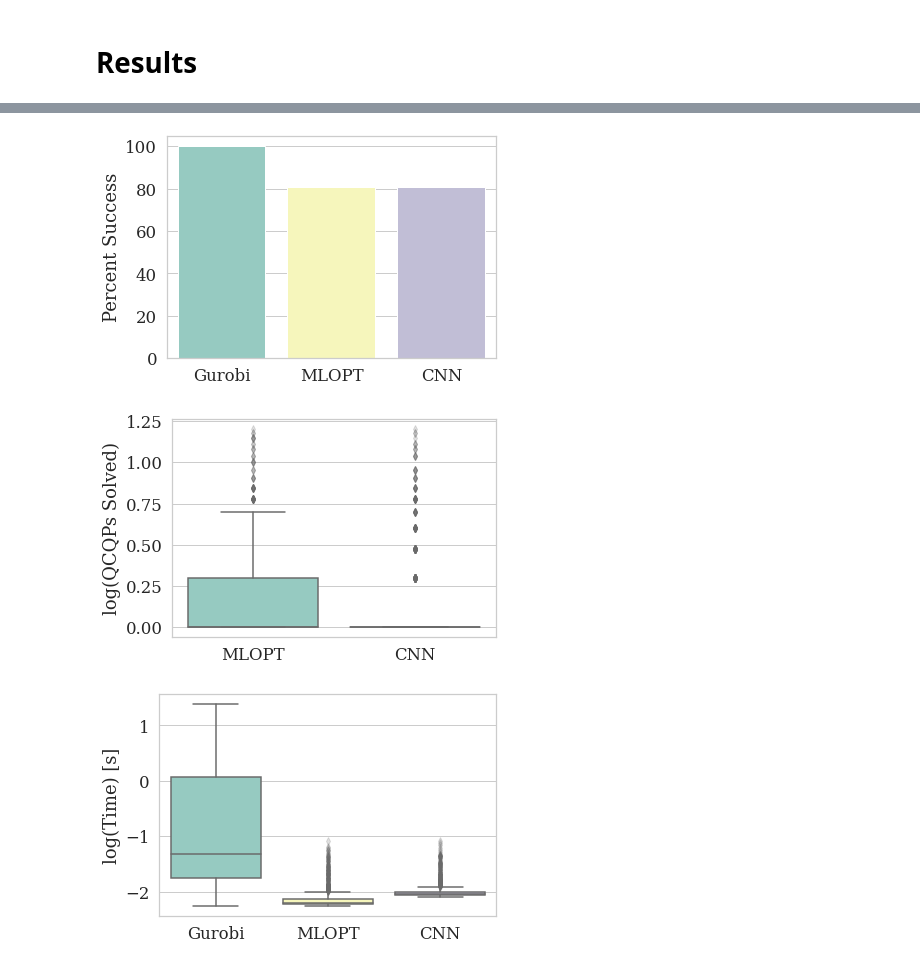
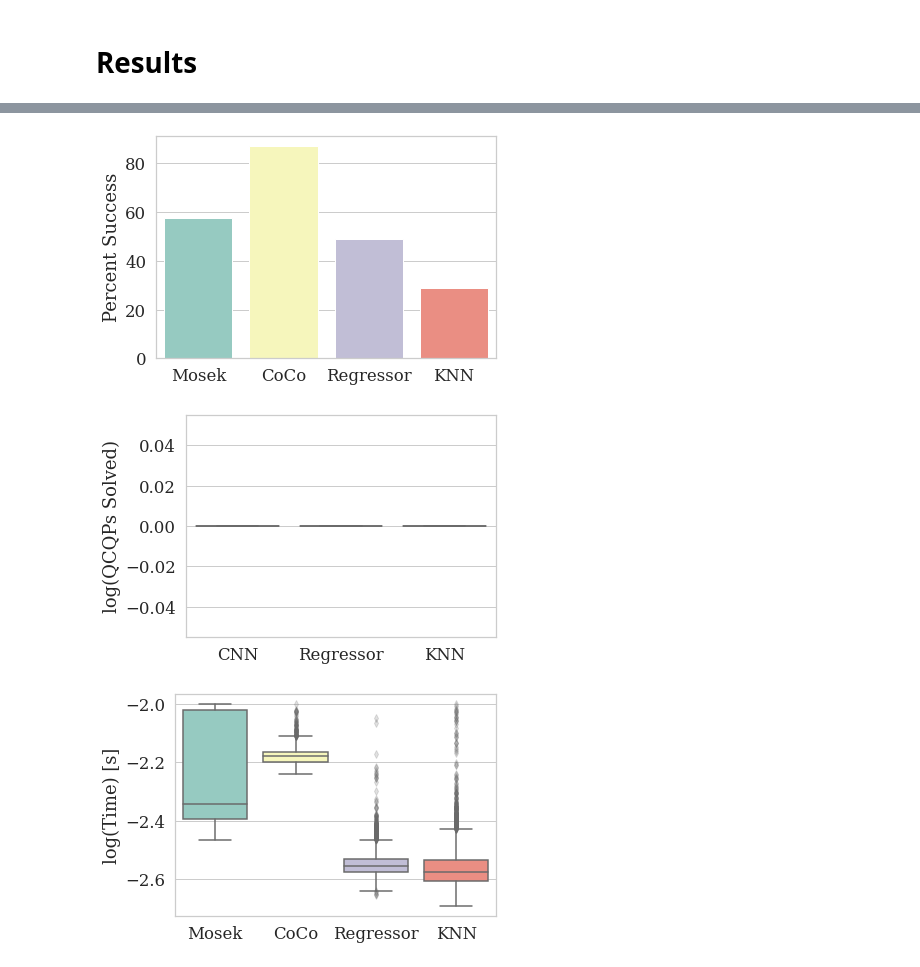
Before and after one commit to StanfordASL/CoCo, a Jupyter notebook: free_flyer_dev.ipynb, the cells around one changed output, grey strips where cells are left out. Cells and saved outputs as stored; diff of their text form; code cells hidden in the pictures.

```diff
--- a/free_flyer_dev.ipynb
+++ b/free_flyer_dev.ipynb
@@ -335,6 +346,8 @@ total_time_ip = []
 num_solves_ip = []
 
 for ii in range(n_test):
+    if ii % 10 == 0:
+        print(ii)
     if ii % 1000 == 0:
         print('{} / {}'.format(ii,n_test))
     prob_params = {}
@@ -342,7 +355,7 @@ for ii in range(n_test):
         prob_params[k] = p_test[k][ii]
 
     try:
-        prob_success, cost, total_time, n_evals, optvals = mlopt_cnn.forward(prob_params)
+        prob_success, cost, total_time, n_evals, optvals = mlopt_cnn.forward(prob_params, max_evals=max_evals)
 
         count += 1
         if prob_success:
@@ -381,7 +388,0 @@ Solver failed at 25
-# %%
-prob_params = {}
-for k in p_test.keys():
-    prob_params[k] = p_test[k][94]
-
-prob_success, cost, total_time, n_evals, optvals = mlopt_cnn.forward(prob_params, solver=cp.MOSEK)
-prob_success
@@ -397,0 +397,9 @@ gurobi_mlopt_fail
+# %%
+system = 'free_flyer'
+prob_features = ['x0', 'obstacles']
+
+n_test
+knn_obj = KNN(system, prob, prob_features, knn=max_evals)
+
+n_features = 36
+knn_obj.train(n_features, train_data)
@@ -406,0 +541,5 @@ flierprops = {'alpha':0.2}
+# %%
+timeout_idx_cnn = np.where(total_time_cnn <= 0.01)[0]
+timeout_idx_reg = np.where(total_time_reg <= 0.01)[0]
+timeout_idx_knn = np.where(total_time_knn <= 0.01)[0]
+timeout_idx_sol = np.where(total_time_sol <= 0.01)[0]
@@ -407,20 +560,31 @@ flierprops = {'alpha':0.2}
 # %%
-results = {'Gurobi':[100.], 'MLOPT':[mlopt_percentage], 'CNN':[cnn_percentage]}
+# results = {'Gurobi':[100.], 'MLOPT':[mlopt_percentage], 'CNN':[cnn_percentage]}
+# results = {'Gurobi':[100.], 'MLOPT':[mlopt_percentage], 'Regressor':[reg_percentage], 'KNN':[knn_percentage]}
+results = {'Mosek':[sol_percentage], 'CoCo':[cnn_percentage], 'Regressor':[reg_percentage], 'KNN':[knn_percentage]}
+results = {'Mosek':[100*float(len(timeout_idx_sol))/float(n_test)], \
+           'CoCo':[100*float(len(timeout_idx_cnn))/float(n_test)], \
+           'Regressor':[100*float(len(timeout_idx_reg))/float(n_test)], \
+           'KNN':[100*float(len(timeout_idx_knn))/float(n_test)]}
 results = pd.DataFrame(results)
 
 ax1 = sns.barplot(data=results, palette="Set3", label='small')
 ax1.set(xlabel="", ylabel="Percent Success")
 
 plt.tight_layout()
 
 figure = ax1.get_figure()
-# # figure.savefig("loss.pdf")
+figure.savefig("percent_success.pdf")
 # %% [output]
-[figure, old version]
+[figure, new version]
 # %%
 results = {}
 results['Policy'] = ['MLOPT']*len(num_solves_mlopt) + ['CNN']*len(num_solves_cnn)
 results['Solves'] = np.hstack((np.log10(num_solves_mlopt), np.log10(num_solves_cnn)))
+
+
+results['Policy'] = ['CoCo']*len(num_solves_cnn) + ['Regressor']*len(num_solves_reg) + ['KNN']*len(num_solves_knn)
+results['Solves'] = np.hstack((np.log10(num_solves_cnn), np.log10(num_solves_reg), np.log10(num_solves_knn)))
+
 results = pd.DataFrame(results)
 
 ax1 = sns.boxplot(x=results['Policy'], y=results['Solves'], palette="Set3", flierprops=flierprops)
@@ -431,13 +595,19 @@ plt.tight_layout()
 figure = ax1.get_figure()
 # figure.savefig("loss.pdf")
 # %% [output]
-[figure, old version]
+[figure, new version]
 # %%
 results = {}
-results['Policy'] = ['Gurobi']*len(total_time_ip) + ['MLOPT']*len(total_time_mlopt) + \
-    ['CNN']*len(total_time_cnn)
-results['Time'] = np.hstack((np.log10(total_time_ip), \
-    np.log10(total_time_mlopt), np.log10(total_time_cnn)))
+# results['Policy'] = ['Gurobi']*len(total_time_ip) + ['MLOPT']*len(total_time_mlopt) + \
+#     ['CNN']*len(total_time_cnn)
+# results['Time'] = np.hstack((np.log10(total_time_ip), \
+#     np.log10(total_time_mlopt), np.log10(total_time_cnn)))
+
+results['Policy'] = ['Mosek']*len(total_time_sol[timeout_idx_sol]) + ['CoCo']*len(total_time_cnn[timeout_idx_cnn]) + \
+    ['Regressor']*len(total_time_reg[timeout_idx_reg]) + ['KNN']*len(total_time_knn[timeout_idx_knn])
+results['Time'] = np.hstack((np.log10(total_time_sol[timeout_idx_sol]), \
+    np.log10(total_time_cnn[timeout_idx_cnn]), np.log10(total_time_reg[timeout_idx_reg]), np.log10(total_time_knn[timeout_idx_knn])))
+
 results = pd.DataFrame(results)
 
 ax1 = sns.boxplot(x=results['Policy'], y=results['Time'], palette="Set3", flierprops=flierprops)
@@ -446,6 +616,6 @@ ax1.set(xlabel="", ylabel="log(Time) [s]")
 plt.tight_layout()
 
 figure = ax1.get_figure()
-# figure.savefig("loss.pdf")
+figure.savefig("time.pdf")
 # %% [output]
-[figure, old version]
+[figure, new version]
```
Also changed, not shown: parts of 31 cells of this notebook, 4 other files.
